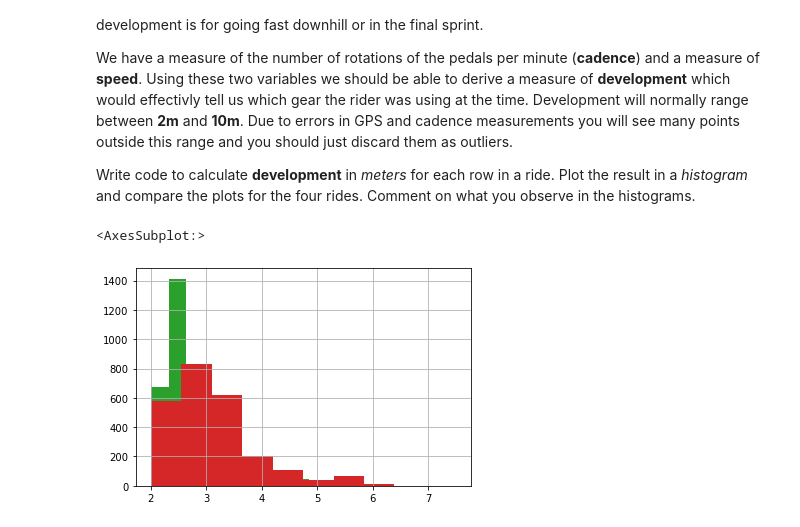
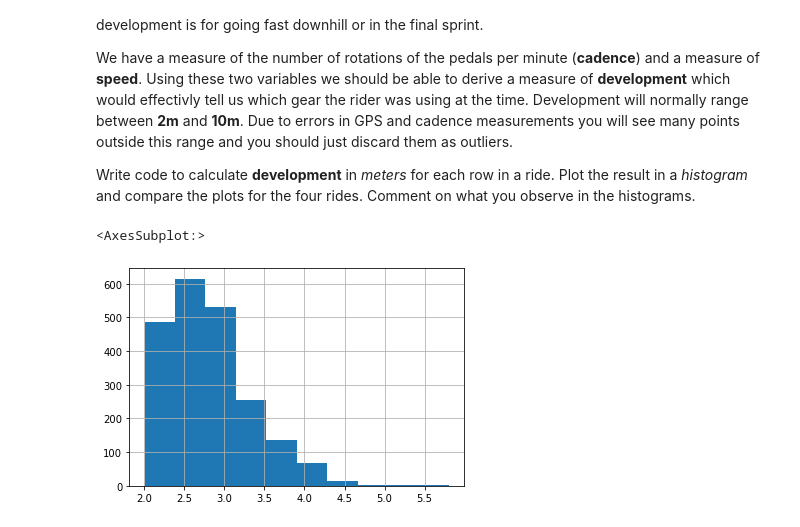
Before and after one commit to Michael-Kneale/Data-Analysis-Portfolio, a Jupyter notebook: Portfolio 1.ipynb, the cells around one changed output. Cells and saved outputs as stored; diff of their text form; code cells hidden in the pictures.

Commit message:
Plotted the histograms separately for the Portfolio 1 challenge.  Made a start on the LGA histogram in Portfolio 2.

```diff
--- a/Portfolio 1.ipynb
+++ b/Portfolio 1.ipynb
@@ -172,27 +172,19 @@ Write code to calculate __development__ in _meters_ for each row in a ride.  Plo
 # %%
 RR2016Development = rr_2016;
 RR2016Development['development'] = (rr_2016['cadence'] / rr_2016['speed'])
 
 TT2016Development = tt_2016;
 TT2016Development['development'] = (tt_2016['cadence'] / tt_2016['speed'])
 
 RR2019Development = rr_2019;
 RR2019Development['development'] = (rr_2019['cadence'] / rr_2019['speed'])
 
 TT2019Development = tt_2019;
 TT2019Development['development'] = (tt_2019['cadence'] / tt_2019['speed'])
 
 RR2016Development = RR2016Development[RR2016Development['development'].between(2, 10)]
 RR2016Development['development'].hist()
-
-TT2016Development = TT2016Development[TT2016Development['development'].between(2, 10)]
-TT2016Development['development'].hist()
-
-RR2019Development = RR2019Development[RR2019Development['development'].between(2, 10)]
-RR2019Development['development'].hist()
-
-TT2019Development = TT2019Development[TT2019Development['development'].between(2, 10)]
-TT2019Development['development'].hist()
+RR2016Development
 # %% [output]
 <AxesSubplot:>
-[figure, old version]
+[figure, new version]
```
Also changed, not shown: parts of 3 cells of this notebook, 1 other file.
